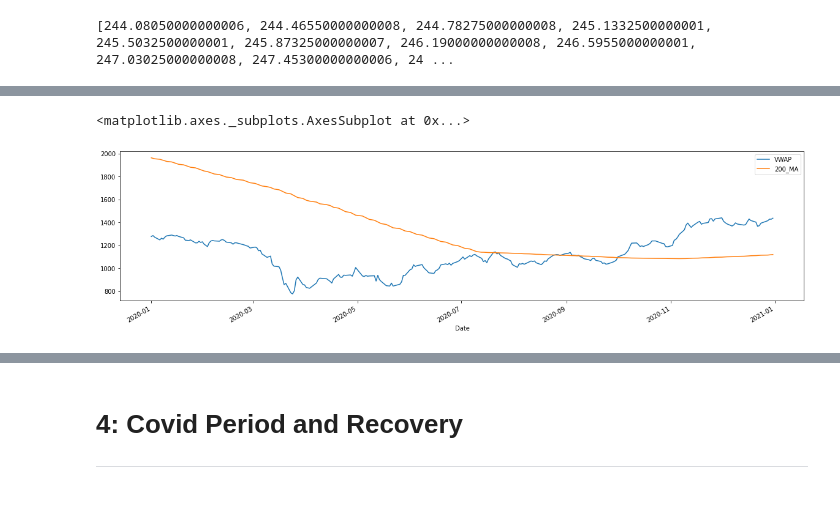
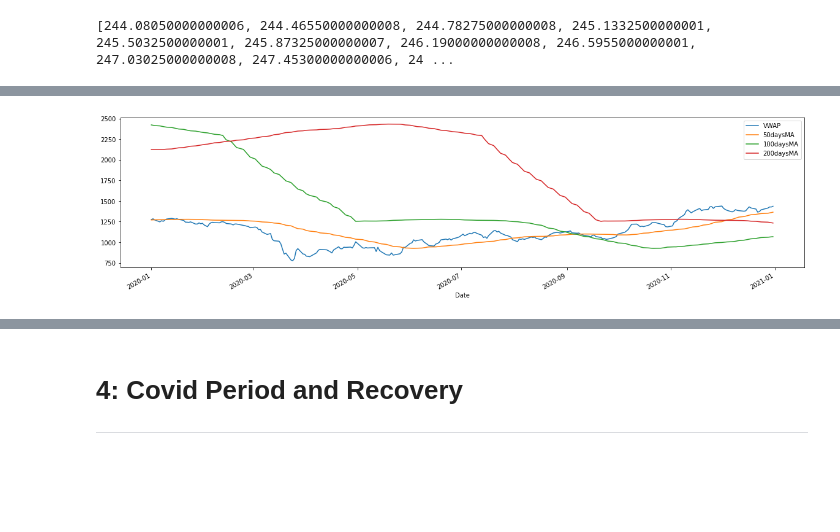
Before and after one commit to hargurjeet/MachineLearning, a Jupyter notebook: Nifty_50_Time_Series_Forecasting.ipynb, the cells around one changed output, grey strips where cells are left out. Saved outputs shown, nothing was run; the diff lists cells and outputs as text; code cells hidden in the pictures.

```diff
--- a/Nifty_50_Time_Series_Forecasting.ipynb
+++ b/Nifty_50_Time_Series_Forecasting.ipynb
@@ -276,17 +267,18 @@ While we analysising the stocks it would be good point to have a look on the mov
 df.reset_index(drop=True, inplace=True)
 numbers = df.High
 
-window_size = 200
-
 i = 0
 moving_averages = []
-while i < len(numbers) - window_size + 1:
-    this_window = numbers[i : i + window_size]
+
+for num in range(1,4):
+
+  while i < len(numbers) - window_size + 1:
+      this_window = numbers[i : i + window_size]
 
 
-    window_average = sum(this_window) / window_size
-    moving_averages.append(window_average)
-    i += 1
+      window_average = sum(this_window) / window_size
+      moving_averages.append(window_average)
+      i += 1
 
 print(moving_averages)
 # %% [output]
@@ -302,8 +341,12 @@ df.shape
 # %%
-series = pd.Series(moving_averages, name="200_MA")
-df = pd.concat([df, series], axis=1)
+series1 = pd.Series(moving_averages_50, name="50daysMA")
+series2 = pd.Series(moving_averages_100, name="100daysMA")
+series3 = pd.Series(moving_averages_200, name="200daysMA")
+df = pd.concat([df, series1, series2, series3], axis=1)
-# %%
-df['200_MA'] = df['200_MA'].shift(200)
+# %%
+df['50daysMA'] = df['50daysMA'].shift(50)
+df['100daysMA'] = df['50daysMA'].shift(100)
+df['200daysMA'] = df['50daysMA'].shift(200)
 # %%
 df.set_index("Date", drop=False, inplace=True)
 df.head()
@@ -316,11 +359,9 @@ df.head()
 | 2000-01-06 | 2000-01-06 | HDFCBANK | EQ | 166.95 | 168.00 | 170.00 | 165.30 | 168.95 | 168.30 | 168.44 | 85026 | ... |
 | 2000-01-07 | 2000-01-07 | HDFCBANK | EQ | 168.30 | 162.15 | 171.00 | 162.15 | 170.75 | 168.35 | 166.79 | 85144 | ... |
 # %%
-df.loc[df["Year"] == 2020][['VWAP', '200_MA']].plot()
-# df[['VWAP', '200_MA']].plot()
+df.loc[df["Year"] == 2020][['VWAP', '50daysMA','100daysMA','200daysMA']].plot();
 # %% [output]
-<matplotlib.axes._subplots.AxesSubplot at 0x...>
-[figure, old version]
+[figure, new version]
 # %%
 fig = go.Figure([go.Scatter(x=df.loc[df["Year"] == 2020].Date,y=df.loc[df["Year"] == 2020].VWAP)])
 fig.update_layout(
```
Also changed, not shown: parts of 15 cells of this notebook.
